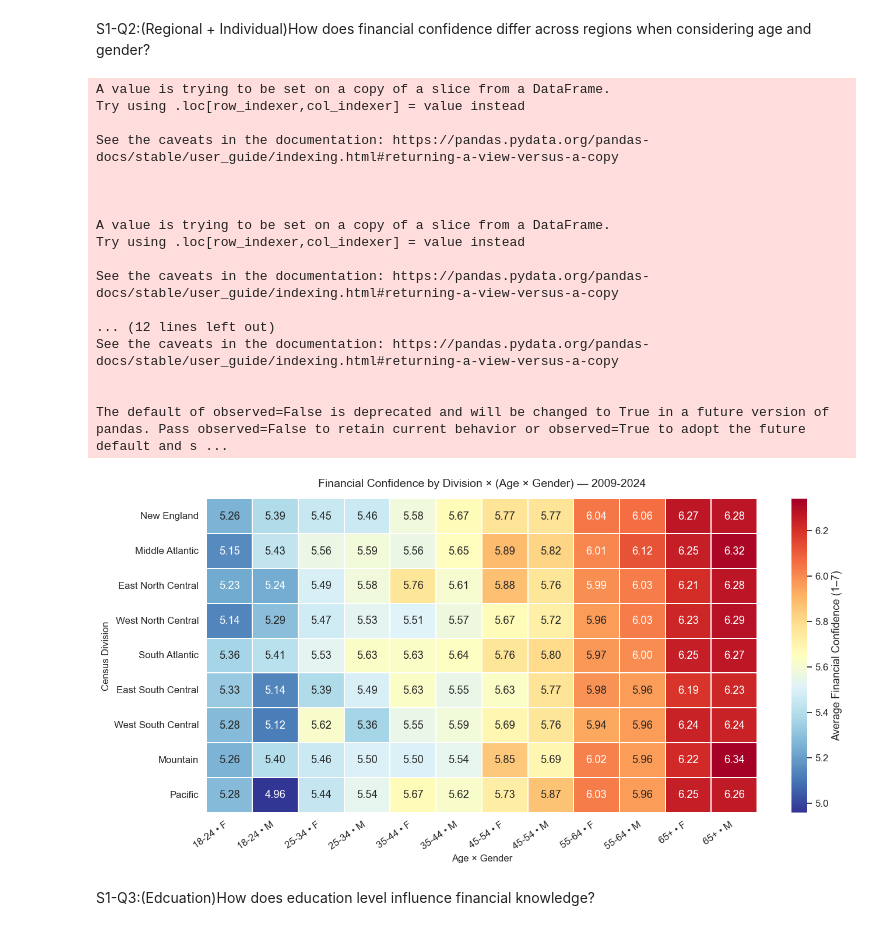
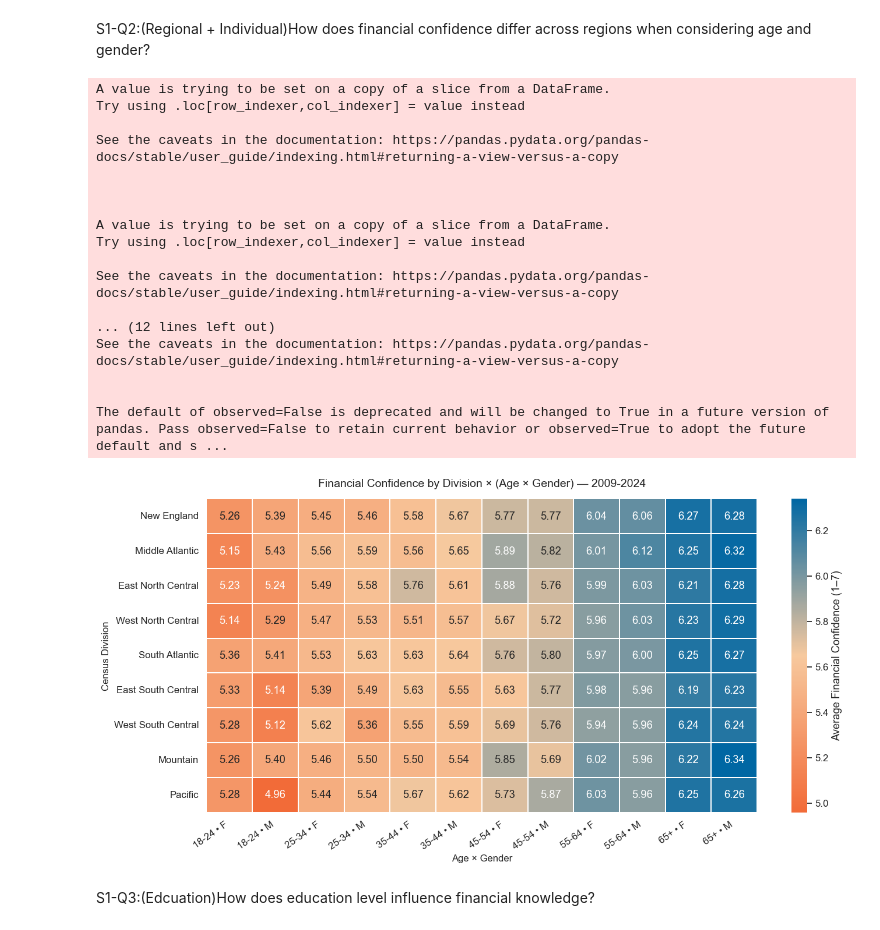
Before and after one commit to Fasty8/ba780-fall25-a08, a Jupyter notebook: FINRA National Financial Capability Study/yinyue_Visualizations.ipynb, the cells around one changed output. Drawn from its saved outputs; the diff is of its cells as text; code cells hidden in the pictures.

Commit message:
Updated yinyue_visualizations

```diff
--- a/FINRA National Financial Capability Study/yinyue_Visualizations.ipynb
+++ b/FINRA National Financial Capability Study/yinyue_Visualizations.ipynb
@@ -5,9 +5,17 @@ import numpy as np
 import matplotlib.pyplot as plt
 import seaborn as sns
 import plotly.express as px
+import matplotlib.cm as cm
 from scipy.stats import pearsonr
 
 df = pd.read_csv("Combined_09_12_24.csv")
+
+
+from matplotlib.colors import LinearSegmentedColormap
+sunset_orange_blue = LinearSegmentedColormap.from_list(
+    "sunset_orange_blue",
+    ["#F26B38", "#F7C99E", "#0067A3"],  # orange → sand → blue
+)
 # %% [markdown]
 Section 1: Demographics & Financial Confidence
 This section explores how financial confidence and knowledge differ across demographic factors such as age, gender, and education.
@@ -160,7 +176,7 @@ heat = (
 plt.figure(figsize=(14, 7))
 sns.heatmap(
     heat,
-    cmap="RdYlBu_r",
+    cmap=sunset_orange_blue,
     annot=True,
     fmt=".2f",
     linewidths=0.3,
@@ -168,34 +184,34 @@ sns.heatmap(
 )
 
 # --- Step 5: Customize chart aesthetics ---
 plt.title("Financial Confidence by Division × (Age × Gender) — 2009-2024", fontsize=14, pad=15)
 plt.xlabel("Age × Gender", fontsize=12)
 plt.ylabel("Census Division", fontsize=12)
 plt.xticks(rotation=35, ha="right")
 plt.yticks(rotation=0)
 sns.despine(left=True, bottom=True)
 
 plt.tight_layout()
 plt.show()
 # %% [output]
 A value is trying to be set on a copy of a slice from a DataFrame.
 Try using .loc[row_indexer,col_indexer] = value instead
 
 See the caveats in the documentation: https://pandas.pydata.org/pandas-docs/stable/user_guide/indexing.html#returning-a-view-versus-a-copy
 
 
 
 A value is trying to be set on a copy of a slice from a DataFrame.
 Try using .loc[row_indexer,col_indexer] = value instead
 
 See the caveats in the documentation: https://pandas.pydata.org/pandas-docs/stable/user_guide/indexing.html#returning-a-view-versus-a-copy
 
 ... (12 lines left out)
 See the caveats in the documentation: https://pandas.pydata.org/pandas-docs/stable/user_guide/indexing.html#returning-a-view-versus-a-copy
 
 
 The default of observed=False is deprecated and will be changed to True in a future version of pandas. Pass observed=False to retain current behavior or observed=True to adopt the future default and s ...
-[figure, old version]
+[figure, new version]
 # %% [markdown]
 S1-Q3:(Edcuation)How does education level influence financial knowledge?
 # %%
```
Also changed, not shown: parts of 13 cells of this notebook.
